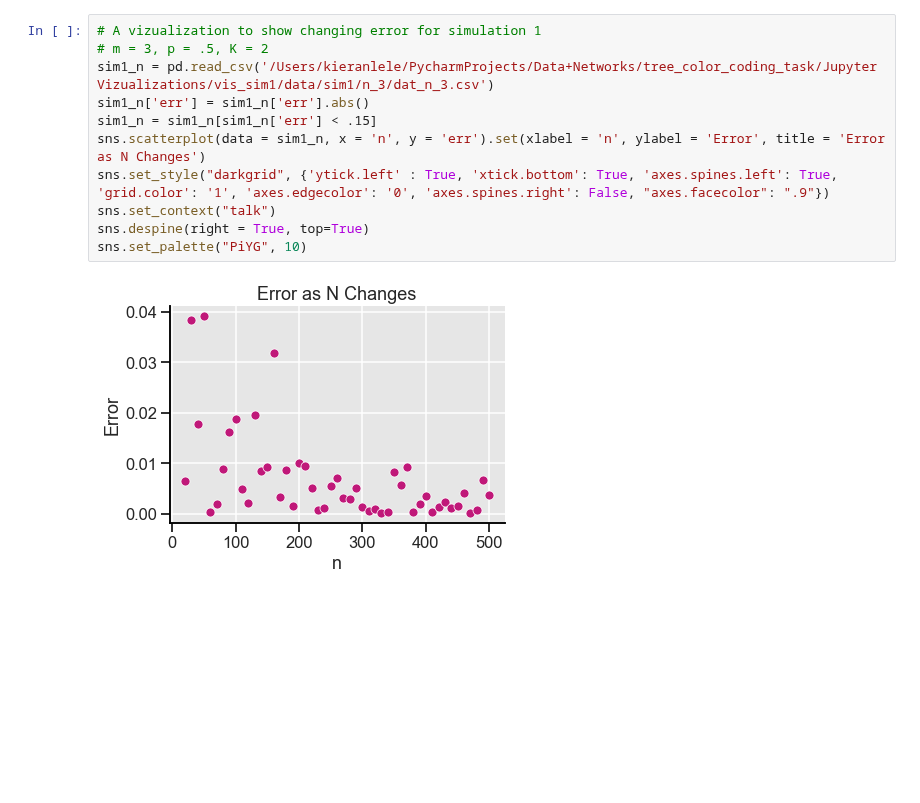
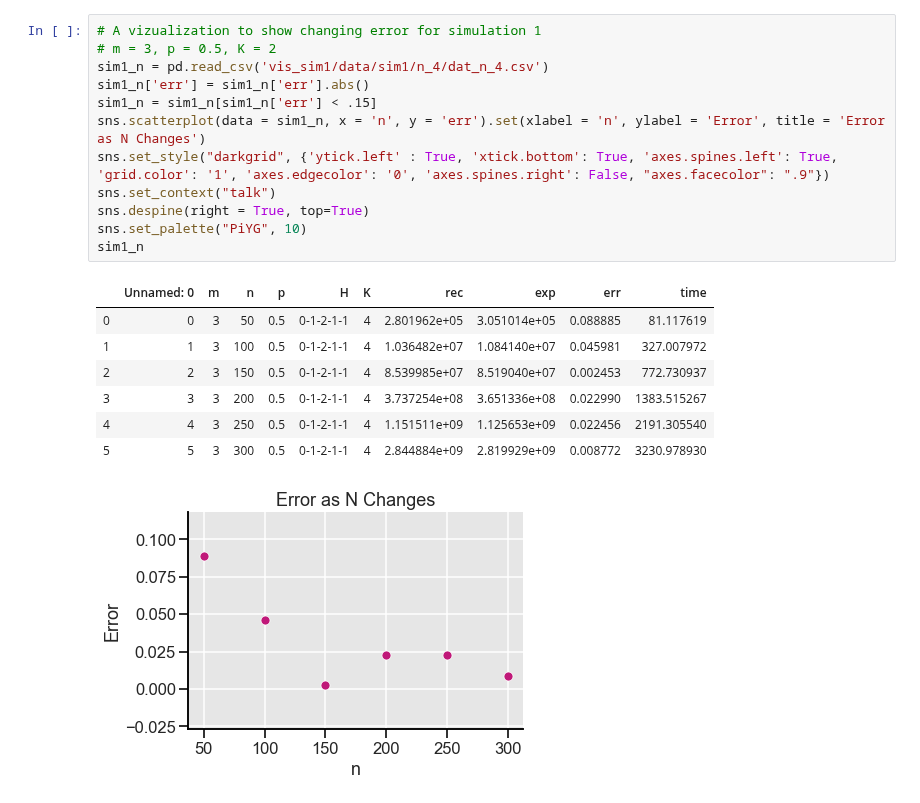
Before and after one commit to louishu17/tree_color_coding_task, a Jupyter notebook: Jupyter Vizualizations/sim1_viz.ipynb, the cells around one changed output. Drawn from its saved outputs; the diff is of its cells as text; blank space fills up the shorter version.

```diff
--- a/Jupyter Vizualizations/sim1_viz.ipynb
+++ b/Jupyter Vizualizations/sim1_viz.ipynb
@@ -51,13 +69,21 @@ sim1_n
 # %%
 # A vizualization to show changing error for simulation 1
-# m = 3, p = .5, K = 2
-sim1_n = pd.read_csv('/Users/kieranlele/PycharmProjects/Data+Networks/tree_color_coding_task/Jupyter Vizualizations/vis_sim1/data/sim1/n_3/dat_n_3.csv')
+# m = 3, p = 0.5, K = 2
+sim1_n = pd.read_csv('vis_sim1/data/sim1/n_4/dat_n_4.csv')
 sim1_n['err'] = sim1_n['err'].abs()
 sim1_n = sim1_n[sim1_n['err'] < .15]
 sns.scatterplot(data = sim1_n, x = 'n', y = 'err').set(xlabel = 'n', ylabel = 'Error', title = 'Error as N Changes')
 sns.set_style("darkgrid", {'ytick.left' : True, 'xtick.bottom': True, 'axes.spines.left': True, 'grid.color': '1', 'axes.edgecolor': '0', 'axes.spines.right': False, "axes.facecolor": ".9"})
 sns.set_context("talk")
 sns.despine(right = True, top=True)
 sns.set_palette("PiYG", 10)
+sim1_n
 # %% [output]
+|  | Unnamed: 0 | m | n | p | H | K | rec | exp | err | time |
+| 0 | 0 | 3 | 50 | 0.5 | 0-1-2-1-1 | 4 | 2.801962e+05 | 3.051014e+05 | 0.088885 | 81.117619 |
+| 1 | 1 | 3 | 100 | 0.5 | 0-1-2-1-1 | 4 | 1.036482e+07 | 1.084140e+07 | 0.045981 | 327.007972 |
+| 2 | 2 | 3 | 150 | 0.5 | 0-1-2-1-1 | 4 | 8.539985e+07 | 8.519040e+07 | 0.002453 | 772.730937 |
+| 3 | 3 | 3 | 200 | 0.5 | 0-1-2-1-1 | 4 | 3.737254e+08 | 3.651336e+08 | 0.022990 | 1383.515267 |
+| 4 | 4 | 3 | 250 | 0.5 | 0-1-2-1-1 | 4 | 1.151511e+09 | 1.125653e+09 | 0.022456 | 2191.305540 |
+| 5 | 5 | 3 | 300 | 0.5 | 0-1-2-1-1 | 4 | 2.844884e+09 | 2.819929e+09 | 0.008772 | 3230.978930 |
-[figure, old version]
+[figure, new version]
```
Also changed, not shown: parts of 7 cells of this notebook, 6 other files.
